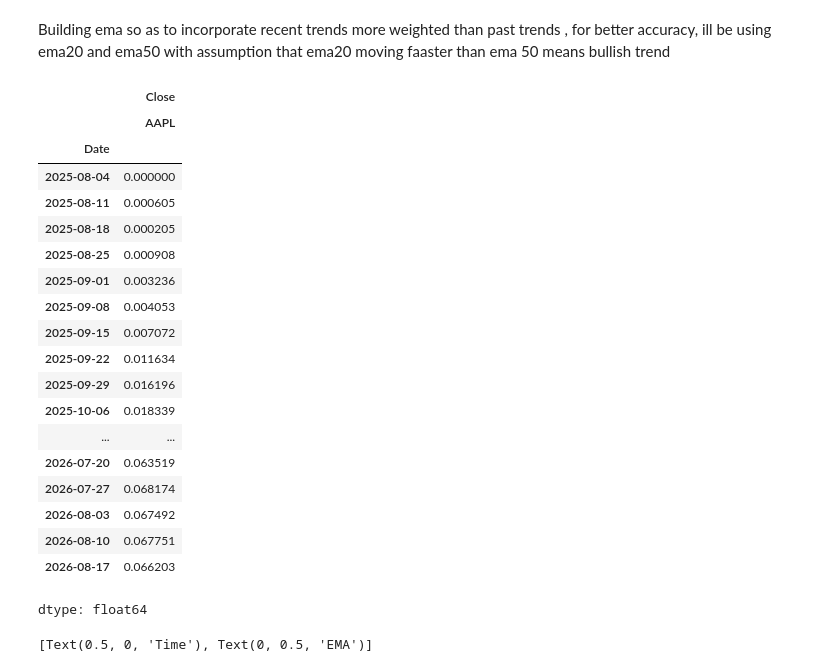
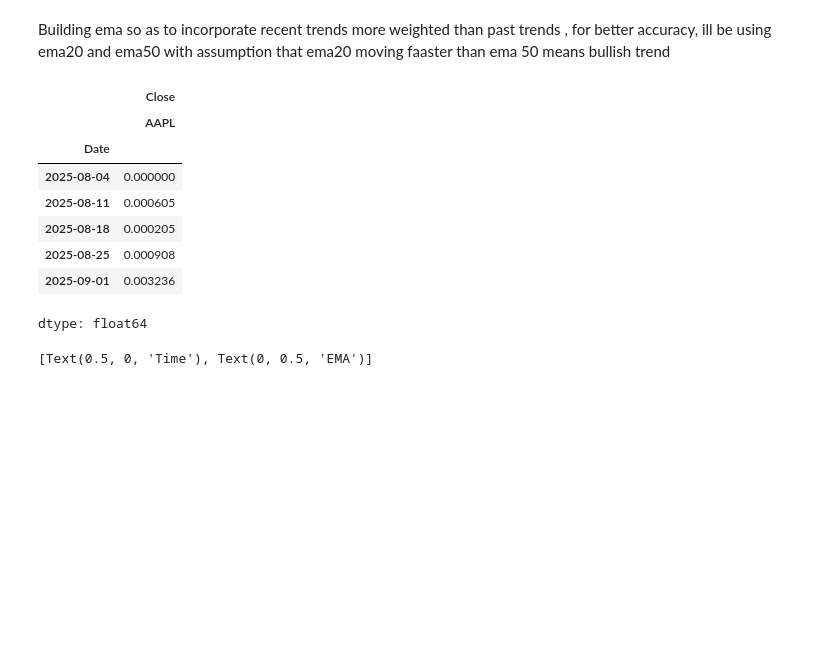
Before and after one commit to harjasjolly-create/algorithmic-stock-rating-program, a Jupyter notebook: hypothesis_verifier.ipynb, the cells around one changed output. Cells and saved outputs as stored; diff of their text form; code cells hidden in the pictures; blank space fills up the shorter version.

```diff
--- a/hypothesis_verifier.ipynb
+++ b/hypothesis_verifier.ipynb
@@ -111,28 +89,17 @@ Building ema so as to incorporate recent trends more weighted than past trends ,
 # %%
 ema20=close.ewm(span=20,adjust=False).mean()
 ema50=close.ewm(span=50,adjust=False).mean()#weight decreases as day goes more in past
 ema_signal=(ema20-ema50)/close#dividing by closing price so as to create a ratio relative to stock price for better classification model training across different stocks
-ema_signal
+ema_signal.head()
 # %% [output]
 |  | Close |
 |  | AAPL |
 | Date |  |
 | 2025-08-04 | 0.000000 |
 | 2025-08-11 | 0.000605 |
 | 2025-08-18 | 0.000205 |
 | 2025-08-25 | 0.000908 |
 | 2025-09-01 | 0.003236 |
-| 2025-09-08 | 0.004053 |
-| 2025-09-15 | 0.007072 |
-| 2025-09-22 | 0.011634 |
-| 2025-09-29 | 0.016196 |
-| 2025-10-06 | 0.018339 |
-| ... | ... |
-| 2026-07-20 | 0.063519 |
-| 2026-07-27 | 0.068174 |
-| 2026-08-03 | 0.067492 |
-| 2026-08-10 | 0.067751 |
-| 2026-08-17 | 0.066203 |
 dtype: float64
 # %%
 sns.lineplot(ema_signal).set(xlabel='Time',ylabel='EMA')
```
Also changed, not shown: parts of 16 cells of this notebook.
